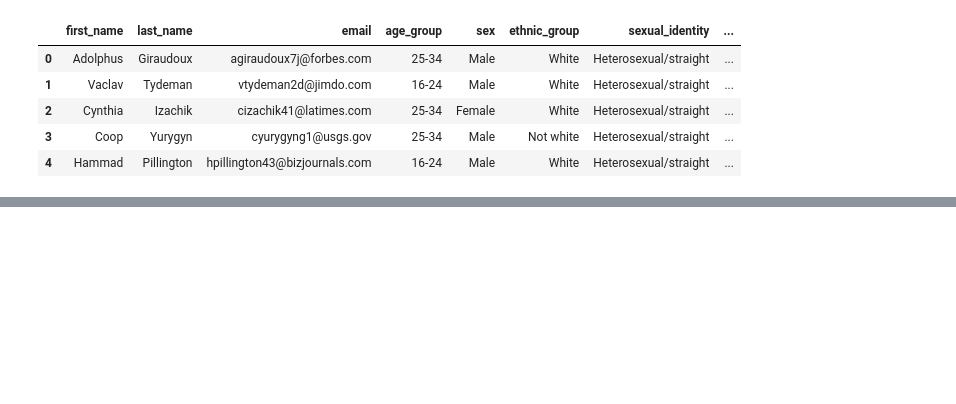
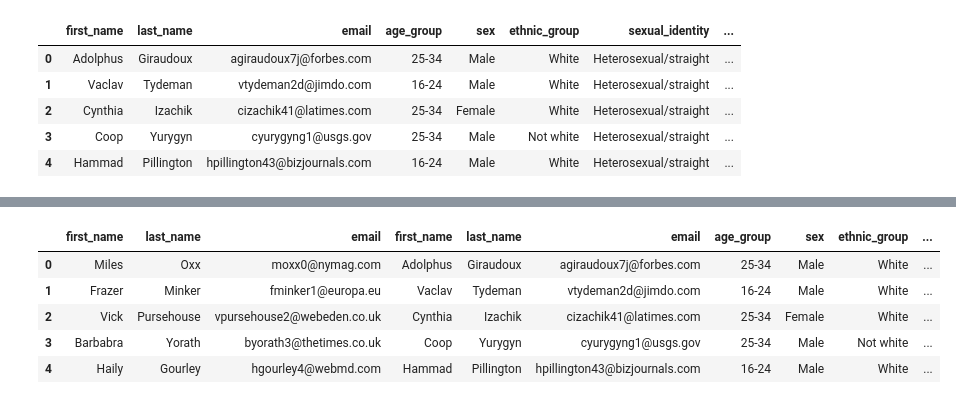
Before and after one commit to UKDataServiceOpen/Synthetic-Data, a Jupyter notebook: code-demo/CodeDemo.ipynb, the cells around one changed output, grey strips where cells are left out. Saved outputs shown, nothing was run; the diff lists cells and outputs as text; code cells hidden in the pictures; blank space fills up the shorter version.

```diff
--- a/code-demo/CodeDemo.ipynb
+++ b/code-demo/CodeDemo.ipynb
@@ -572,0 +606,3 @@ Features:
+# %%
+mockaroo = pd.read_csv('NATSAL/mockaroo.csv')
+mockaroo.head()
@@ -572,0 +616,11 @@ Features:
+# %%
+# Join this with our dataset
+result = pd.concat([mockaroo, df], axis=1, join="inner")
+result.head()
+# %% [output]
+|  | first_name | last_name | email | first_name | last_name | email | age_group | sex | ethnic_group | ... |
+| 0 | Miles | Oxx | moxx0@nymag.com | Adolphus | Giraudoux | agiraudoux7j@forbes.com | 25-34 | Male | White | ... |
+| 1 | Frazer | Minker | fminker1@europa.eu | Vaclav | Tydeman | vtydeman2d@jimdo.com | 16-24 | Male | White | ... |
+| 2 | Vick | Pursehouse | vpursehouse2@webeden.co.uk | Cynthia | Izachik | cizachik41@latimes.com | 25-34 | Female | White | ... |
+| 3 | Barbabra | Yorath | byorath3@thetimes.co.uk | Coop | Yurygyn | cyurygyng1@usgs.gov | 25-34 | Male | Not white | ... |
+| 4 | Haily | Gourley | hgourley4@webmd.com | Hammad | Pillington | hpillington43@bizjournals.com | 16-24 | Male | White | ... |
```
Also changed, not shown: parts of 48 cells of this notebook, 1 other file.
